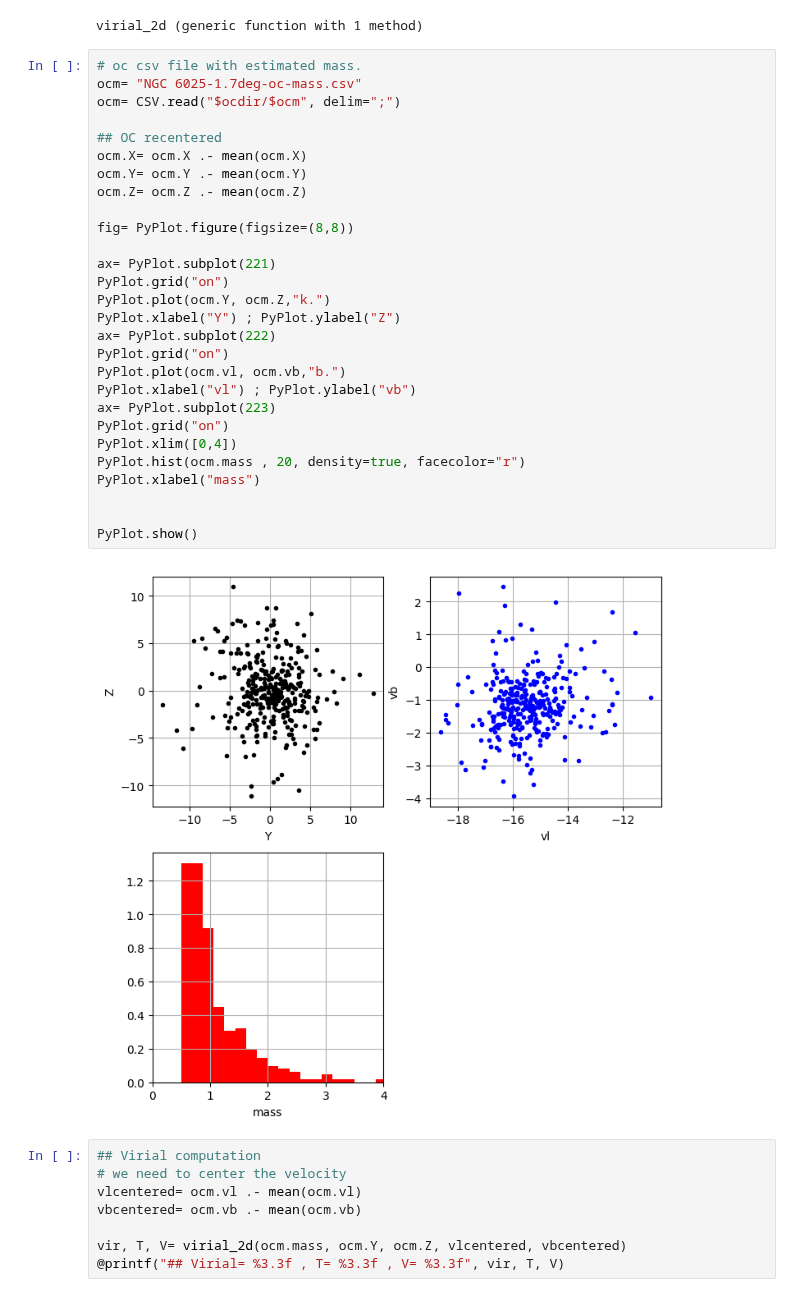
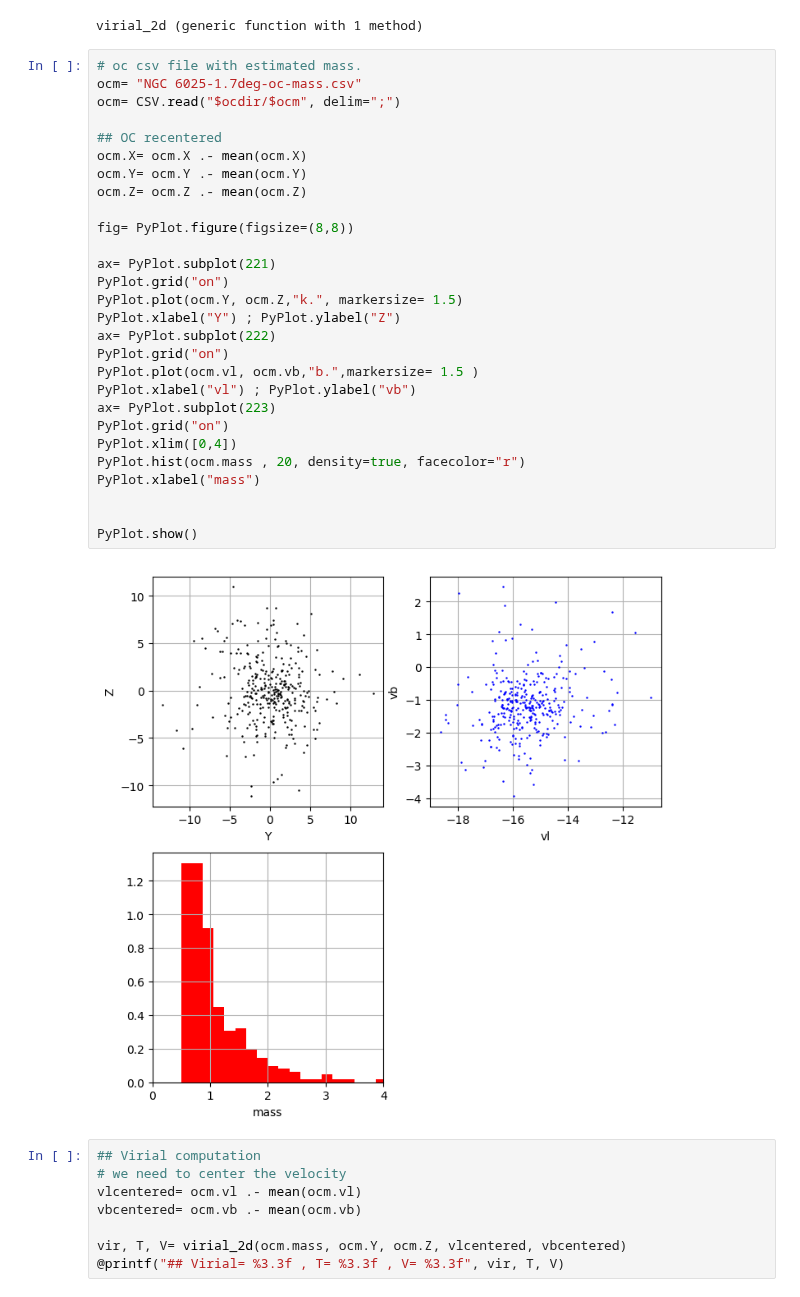
Before and after one commit to bosscha/gaia-shock, a Jupyter notebook: notebooks/analysis/perturbation-markers.ipynb, the cells around one changed output. Cells and saved outputs as stored; diff of their text form.

```diff
--- a/notebooks/analysis/perturbation-markers.ipynb
+++ b/notebooks/analysis/perturbation-markers.ipynb
@@ -226,33 +226,33 @@ virial_2d (generic function with 1 method)
 # %%
 # oc csv file with estimated mass.
 ocm= "NGC 6025-1.7deg-oc-mass.csv"
 ocm= CSV.read("$ocdir/$ocm", delim=";")
 
 ## OC recentered
 ocm.X= ocm.X .- mean(ocm.X)
 ocm.Y= ocm.Y .- mean(ocm.Y)
 ocm.Z= ocm.Z .- mean(ocm.Z)
 
 fig= PyPlot.figure(figsize=(8,8))
 
 ax= PyPlot.subplot(221)
 PyPlot.grid("on")
-PyPlot.plot(ocm.Y, ocm.Z,"k.")
+PyPlot.plot(ocm.Y, ocm.Z,"k.", markersize= 1.5)
 PyPlot.xlabel("Y") ; PyPlot.ylabel("Z")
 ax= PyPlot.subplot(222)
 PyPlot.grid("on")
-PyPlot.plot(ocm.vl, ocm.vb,"b.")
+PyPlot.plot(ocm.vl, ocm.vb,"b.",markersize= 1.5 )
 PyPlot.xlabel("vl") ; PyPlot.ylabel("vb")
 ax= PyPlot.subplot(223)
 PyPlot.grid("on")
 PyPlot.xlim([0,4])
 PyPlot.hist(ocm.mass , 20, density=true, facecolor="r")
 PyPlot.xlabel("mass")
 
 
 PyPlot.show()
 # %% [output]
-[figure, old version]
+[figure, new version]
 # %%
 ## Virial computation
 # we need to center the velocity
```
Also changed, not shown: parts of 6 cells of this notebook, 2 other files.
